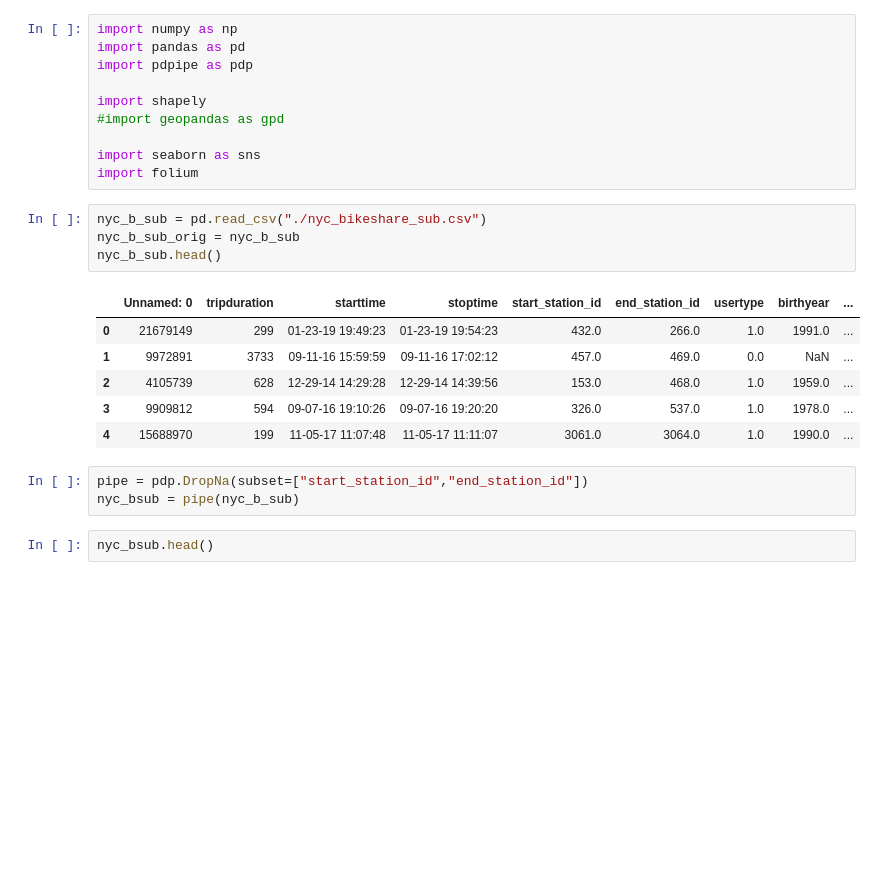
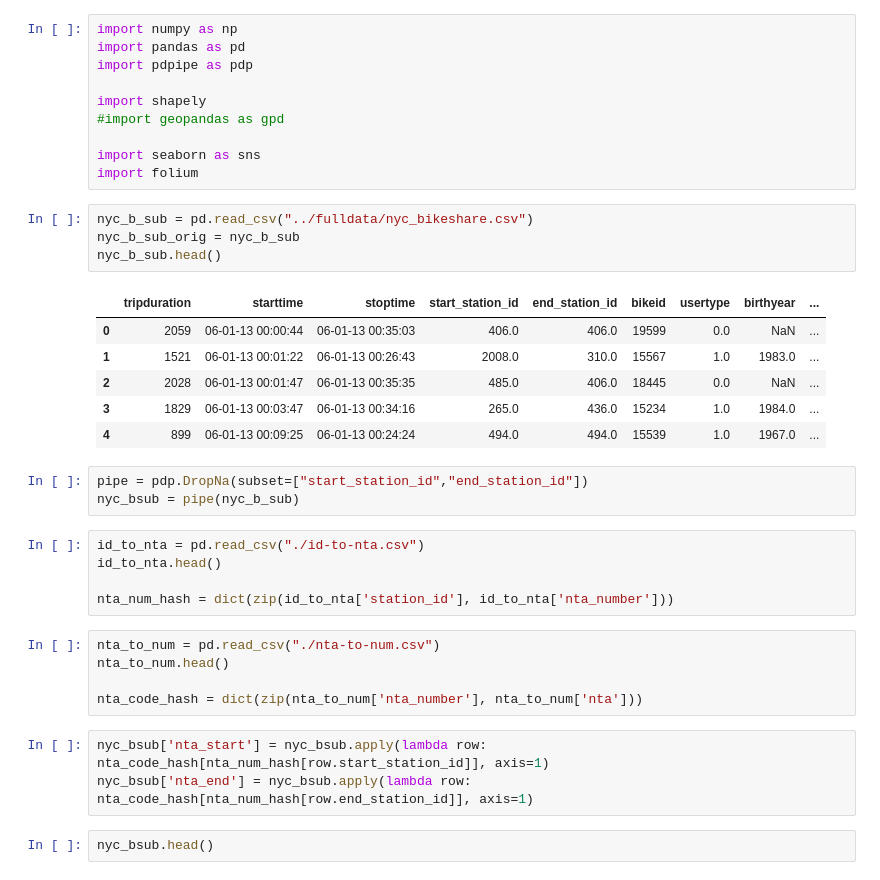
Before and after one commit to fpervaiz/LondonSpringDatathon2020, a Jupyter notebook: bike_analysis.ipynb, the cells around one changed output. Drawn from its saved outputs; the diff is of its cells as text; blank space fills up the shorter version.

```diff
--- a/bike_analysis.ipynb
+++ b/bike_analysis.ipynb
@@ -9,19 +9,32 @@ import shapely
 import seaborn as sns
 import folium
 # %%
-nyc_b_sub = pd.read_csv("./nyc_bikeshare_sub.csv")
+nyc_b_sub = pd.read_csv("../fulldata/nyc_bikeshare.csv")
 nyc_b_sub_orig = nyc_b_sub
 nyc_b_sub.head()
 # %% [output]
-|  | Unnamed: 0 | tripduration | starttime | stoptime | start_station_id | end_station_id | usertype | birthyear | ... |
-| 0 | 21679149 | 299 | 01-23-19 19:49:23 | 01-23-19 19:54:23 | 432.0 | 266.0 | 1.0 | 1991.0 | ... |
-| 1 | 9972891 | 3733 | 09-11-16 15:59:59 | 09-11-16 17:02:12 | 457.0 | 469.0 | 0.0 | NaN | ... |
-| 2 | 4105739 | 628 | 12-29-14 14:29:28 | 12-29-14 14:39:56 | 153.0 | 468.0 | 1.0 | 1959.0 | ... |
-| 3 | 9909812 | 594 | 09-07-16 19:10:26 | 09-07-16 19:20:20 | 326.0 | 537.0 | 1.0 | 1978.0 | ... |
-| 4 | 15688970 | 199 | 11-05-17 11:07:48 | 11-05-17 11:11:07 | 3061.0 | 3064.0 | 1.0 | 1990.0 | ... |
+|  | tripduration | starttime | stoptime | start_station_id | end_station_id | bikeid | usertype | birthyear | ... |
+| 0 | 2059 | 06-01-13 00:00:44 | 06-01-13 00:35:03 | 406.0 | 406.0 | 19599 | 0.0 | NaN | ... |
+| 1 | 1521 | 06-01-13 00:01:22 | 06-01-13 00:26:43 | 2008.0 | 310.0 | 15567 | 1.0 | 1983.0 | ... |
+| 2 | 2028 | 06-01-13 00:01:47 | 06-01-13 00:35:35 | 485.0 | 406.0 | 18445 | 0.0 | NaN | ... |
+| 3 | 1829 | 06-01-13 00:03:47 | 06-01-13 00:34:16 | 265.0 | 436.0 | 15234 | 1.0 | 1984.0 | ... |
+| 4 | 899 | 06-01-13 00:09:25 | 06-01-13 00:24:24 | 494.0 | 494.0 | 15539 | 1.0 | 1967.0 | ... |
 # %%
 pipe = pdp.DropNa(subset=["start_station_id","end_station_id"])
 nyc_bsub = pipe(nyc_b_sub)
+# %%
+id_to_nta = pd.read_csv("./id-to-nta.csv")
+id_to_nta.head()
+
+nta_num_hash = dict(zip(id_to_nta['station_id'], id_to_nta['nta_number']))
+# %%
+nta_to_num = pd.read_csv("./nta-to-num.csv")
+nta_to_num.head()
+
+nta_code_hash = dict(zip(nta_to_num['nta_number'], nta_to_num['nta']))
+# %%
+nyc_bsub['nta_start'] = nyc_bsub.apply(lambda row: nta_code_hash[nta_num_hash[row.start_station_id]], axis=1)
+nyc_bsub['nta_end'] = nyc_bsub.apply(lambda row: nta_code_hash[nta_num_hash[row.end_station_id]], axis=1)
 # %%
 nyc_bsub.head()
 # %% [output]
```
Also changed, not shown: parts of 10 cells of this notebook, 6 other files.
